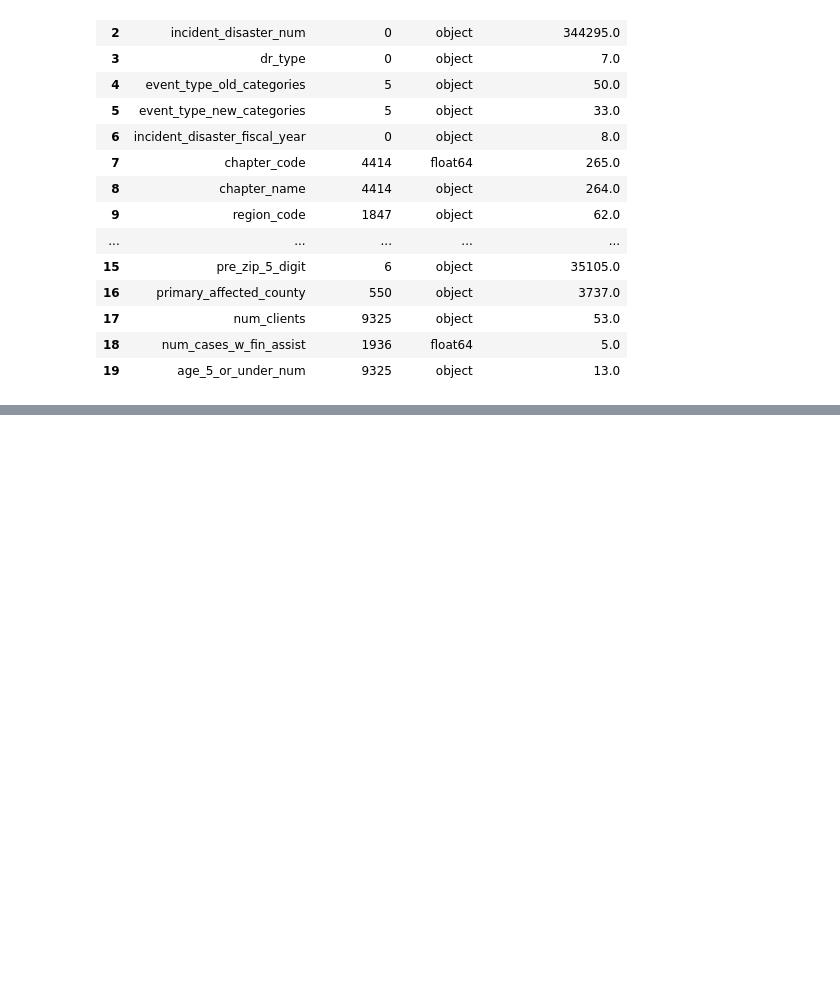
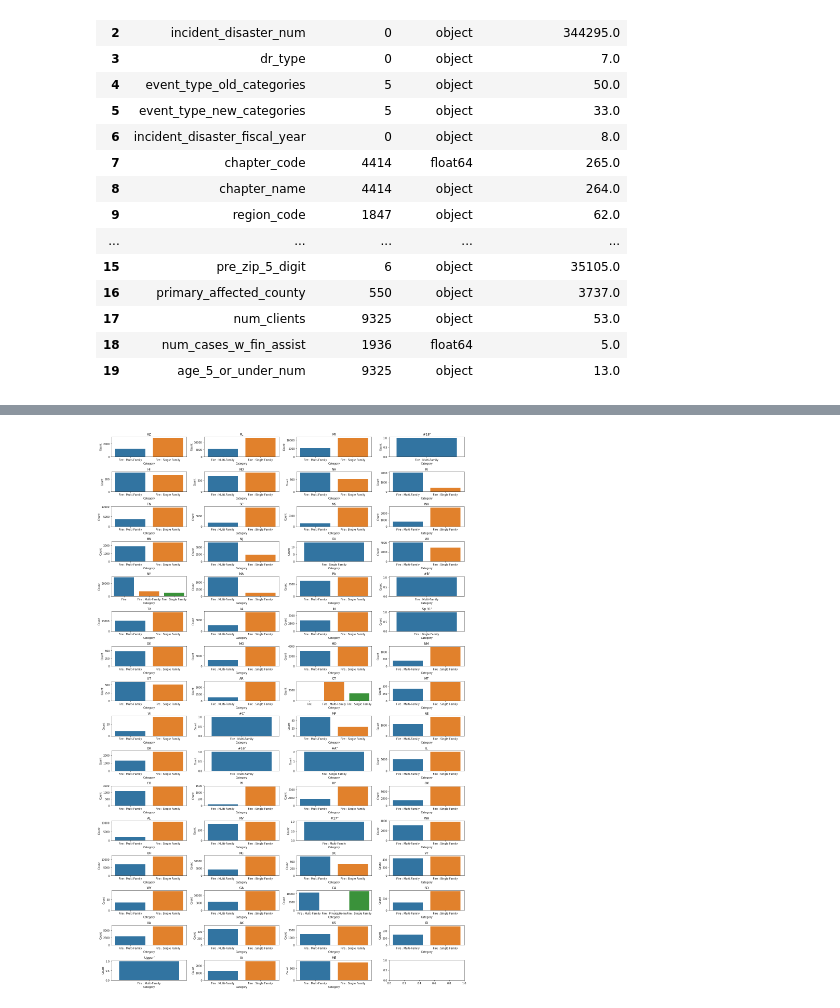
Before and after one commit to DataKind-DC/red-cross-replication, a Jupyter notebook: Model-2C/phase2_model2c_EDA.ipynb, the cells around one changed output, grey strips where cells are left out. Saved outputs shown, nothing was run; the diff lists cells and outputs as text; code cells hidden in the pictures; blank space fills up the shorter version.

```diff
--- a/Model-2C/phase2_model2c_EDA.ipynb
+++ b/Model-2C/phase2_model2c_EDA.ipynb
@@ -323,0 +235,4 @@ temp_df
+# %%
+# Group by state and category to get frequency
+fire_state_df = fire_df.groupby(['esri_state','event_type_old_categories']).size().reset_index(name = 'counts')
+fire_state_df.head(20)
@@ -323,0 +281,21 @@ temp_df
+# %%
+# Barplots of fire event categories for each state
+state_names = list(set(fire_state_df['esri_state']))
+num_states = len(state_names)
+
+nrows = 16
+ncols = 4
+f, ax = plt.subplots(nrows, ncols, figsize = (20,30))
+counter = 0
+for row in range(nrows):
+    for col in range(ncols):
+        if counter < num_states:
+            temp_df = temp_df = fire_state_df[fire_state_df['esri_state'] == state_names[counter]]
+            p = sns.barplot(y = temp_df['counts'], x = temp_df['event_type_old_categories'], ax = ax[row,col])
+            p.set_xlabel('Category')
+            p.set_ylabel('Count')
+            p.set_title(state_names[counter])
+            counter += 1
+f.tight_layout()
+# %% [output]
+[figure, added]
```
Also changed, not shown: parts of 39 cells of this notebook.
